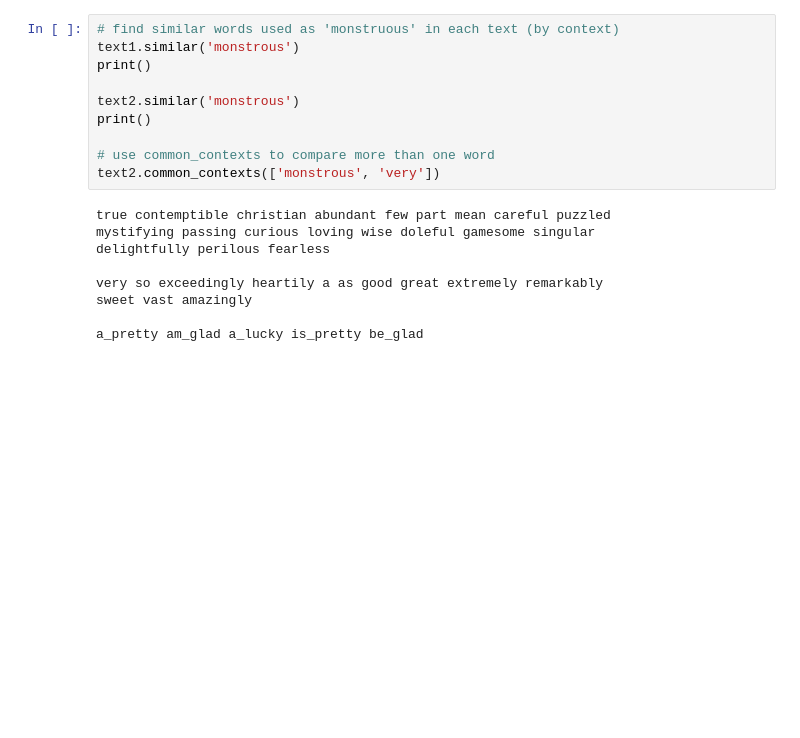
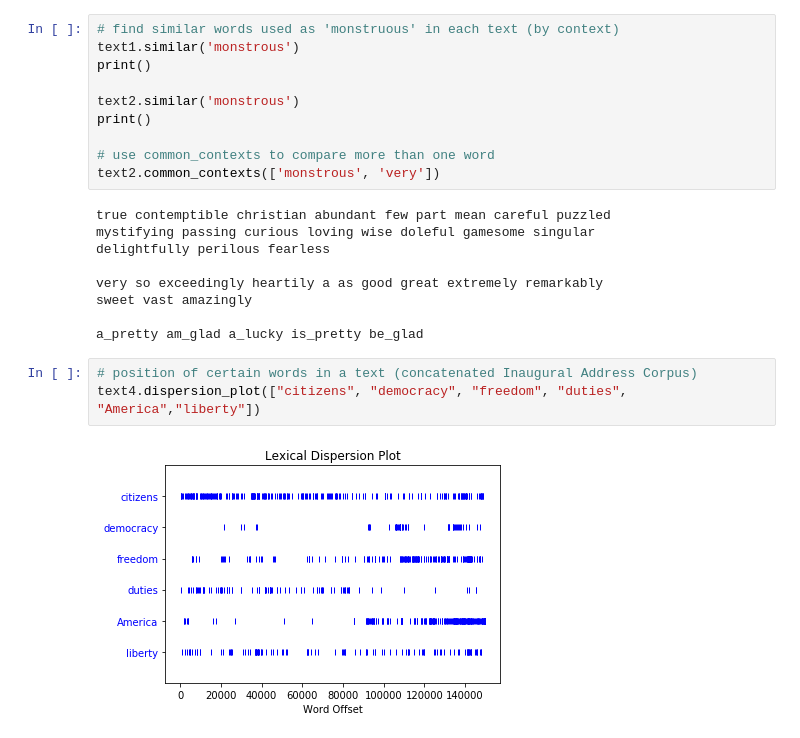
Before and after one commit to seidikun/nltk-book-jupyter, a Jupyter notebook: NLTK - Chapter 1.ipynb, the cells around one changed output. Saved outputs shown, nothing was run; the diff lists cells and outputs as text; blank space fills up the shorter version.

```diff
--- a/NLTK - Chapter 1.ipynb
+++ b/NLTK - Chapter 1.ipynb
@@ -62,3 +65,8 @@ very so exceedingly heartily a as good great extremely remarkably
 sweet vast amazingly
 
 a_pretty am_glad a_lucky is_pretty be_glad
+# %%
+# position of certain words in a text (concatenated Inaugural Address Corpus)
+text4.dispersion_plot(["citizens", "democracy", "freedom", "duties", "America","liberty"])
+# %% [output]
+[figure, added]
```
Also changed, not shown: parts of 20 cells of this notebook.
